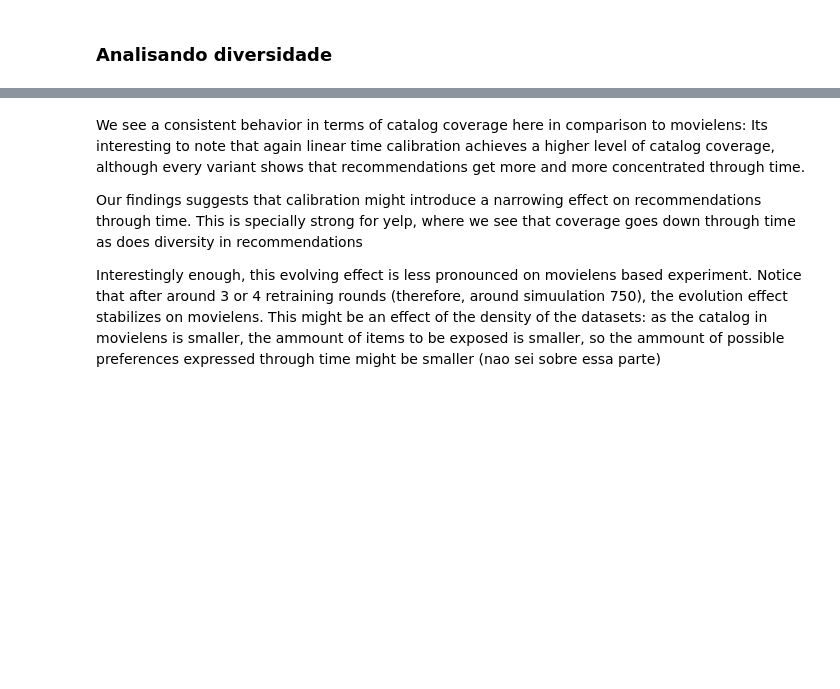
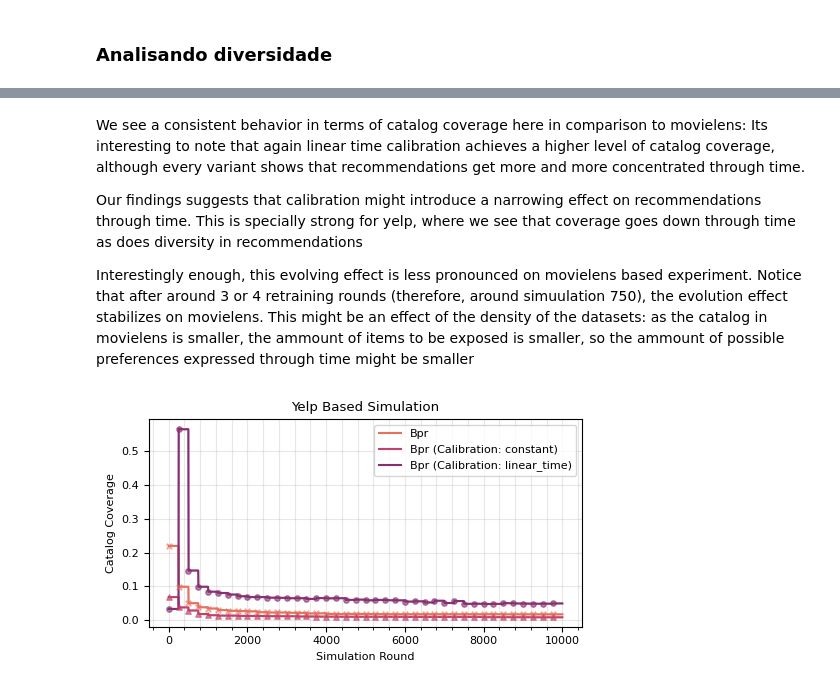
Before and after one commit to caiotda/dynamicTasteDistortion, a Jupyter notebook: yelp_experiments_large.ipynb, the cells around one changed output, grey strips where cells are left out. Saved outputs shown, nothing was run; the diff lists cells and outputs as text; code cells hidden in the pictures; blank space fills up the shorter version.

```diff
--- a/yelp_experiments_large.ipynb
+++ b/yelp_experiments_large.ipynb
@@ -47,4 +45,8 @@ We see a consistent behavior in terms of catalog coverage here in comparison to
 
 Our findings suggests that calibration might introduce a narrowing effect on recommendations through time. This is specially strong for yelp, where we see that coverage goes down through time as does  diversity in recommendations
 
-Interestingly enough, this evolving effect is less pronounced on movielens based experiment.  Notice that after around 3 or 4 retraining rounds (therefore, around simuulation 750), the evolution effect stabilizes on movielens. This might be an effect of the density of the datasets: as the catalog in movielens is smaller, the ammount of items to be exposed is smaller, so the ammount of possible preferences expressed through time might be smaller (nao sei sobre essa parte)
+Interestingly enough, this evolving effect is less pronounced on movielens based experiment.  Notice that after around 3 or 4 retraining rounds (therefore, around simuulation 750), the evolution effect stabilizes on movielens. This might be an effect of the density of the datasets: as the catalog in movielens is smaller, the ammount of items to be exposed is smaller, so the ammount of possible preferences expressed through time might be smaller
+# %%
+plot_metric_comparison([bpr_debiased, bpr_unbiased_calibrated_steck, bpr_unbiased_calibrated_time], metric_name="coverage", title="Yelp Based Simulation", graph="line", plot_retrain_points=True,  window_size=5, should_remove_outliers=False)
+# %% [output]
+[figure, added]
```
Also changed, not shown: parts of 5 cells of this notebook, 34 other files.
